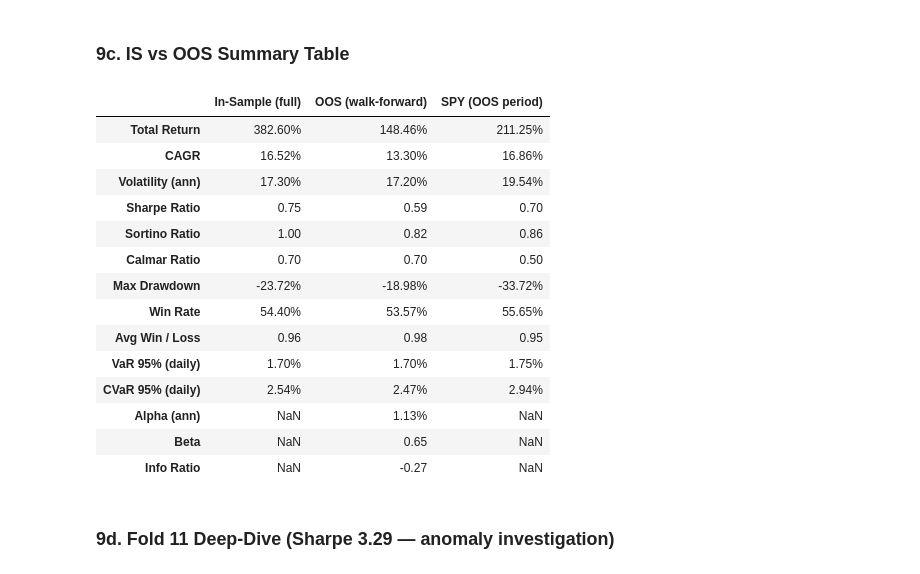
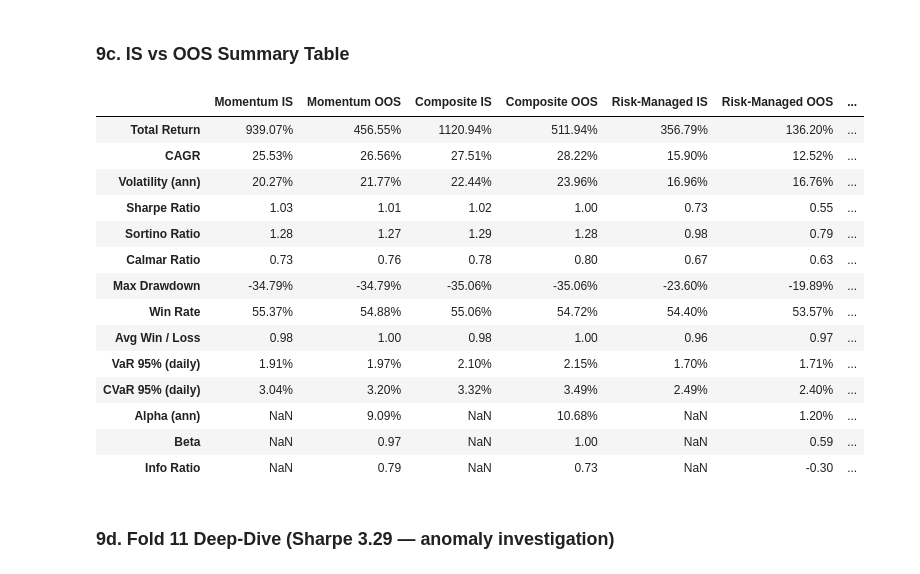
Before and after one commit to riccardo03/Backtest, a Jupyter notebook: quant-backtest/notebooks/analysis.ipynb, the cells around one changed output. Saved outputs shown, nothing was run; the diff lists cells and outputs as text; code cells hidden in the pictures.

```diff
--- a/quant-backtest/notebooks/analysis.ipynb
+++ b/quant-backtest/notebooks/analysis.ipynb
@@ -248,18 +261,21 @@ Running walk-forward validation (3y train / 6m OOS per fold)...
 # %% [markdown]
 ### 9a. OOS Equity Curve vs In-Sample
 # %%
-# Align all curves to the OOS start date for fair comparison
-oos_start = wf['oos_equity'].index[0]
-is_eq_trim = r3['equity'].loc[oos_start:]
-bm_eq_trim = bm_eq.loc[oos_start:]
+# OOS equity curves — all three strategies vs SPY
+oos_start = wf_mom['oos_equity'].index[0]
+bm_eq_oos = bm_eq.loc[oos_start:]
 
 fig, ax = plt.subplots()
-ax.plot(norm(is_eq_trim),      label='Risk-Managed (In-Sample)',  color='#4CAF50', linewidth=1.8)
-ax.plot(norm(wf['oos_equity']), label='Risk-Managed (OOS)',        color='#1B5E20', linewidth=1.8, linestyle='--')
-ax.plot(norm(bm_eq_trim),      label='SPY',                        color='#9E9E9E', linewidth=1.2, linestyle=':')
+for wf_x, label, color in [
+    (wf_mom, 'Momentum',     COLORS['Momentum']),
+    (wf_cmp, 'Composite',    COLORS['Composite']),
+    (wf_rm,  'Risk-Managed', COLORS['Risk-Managed']),
+]:
+    ax.plot(norm(wf_x['oos_equity']), label=f'{label} (OOS)', color=color, linewidth=1.8)
+ax.plot(norm(bm_eq_oos), label='SPY', color=COLORS['SPY'], linewidth=1.2, linestyle='--')
 ax.set_yscale('log')
 ax.yaxis.set_major_formatter(mtick.FuncFormatter(lambda x, _: f'{x:.0f}'))
-ax.set_title('In-Sample vs Out-of-Sample Equity (log scale, base=100)', fontsize=13, fontweight='bold')
+ax.set_title('OOS Equity Curves — All Strategies (log scale, base=100)', fontsize=13, fontweight='bold')
 ax.legend()
 plt.tight_layout()
 plt.show()
@@ -310,23 +332,39 @@ Folds with positive Sharpe: 80%  |  Median Sharpe: 0.45  |  Median CAGR: 10.4%
 # %% [markdown]
 ### 9c. IS vs OOS Summary Table
 # %%
-compare_is_vs_oos(r3, wf, close)
+# IS vs OOS — tutte le strategie + SPY
+from metrics import summary as ms
+
+bm_ret_oos = benchmark_returns(close).reindex(wf_rm['oos_returns'].index).fillna(0)
+bm_eq_oos2 = (1 + bm_ret_oos).cumprod()
+
+cols = []
+for wf_x, r_is, label in [
+    (wf_mom, r1, 'Momentum'),
+    (wf_cmp, r2, 'Composite'),
+    (wf_rm,  r3, 'Risk-Managed'),
+]:
+    cols.append(ms(r_is['equity'],       r_is['returns'],                    label=f'{label} IS'))
+    cols.append(ms(wf_x['oos_equity'],   wf_x['oos_returns'], bm_ret_oos,    label=f'{label} OOS'))
+
+cols.append(ms(bm_eq_oos2, bm_ret_oos, label='SPY (OOS period)'))
+compare(cols)
 # %% [output]
-|  | In-Sample (full) | OOS (walk-forward) | SPY (OOS period) |
-| Total Return | 382.60% | 148.46% | 211.25% |
-| CAGR | 16.52% | 13.30% | 16.86% |
-| Volatility (ann) | 17.30% | 17.20% | 19.54% |
-| Sharpe Ratio | 0.75 | 0.59 | 0.70 |
-| Sortino Ratio | 1.00 | 0.82 | 0.86 |
-| Calmar Ratio | 0.70 | 0.70 | 0.50 |
-| Max Drawdown | -23.72% | -18.98% | -33.72% |
-| Win Rate | 54.40% | 53.57% | 55.65% |
-| Avg Win / Loss | 0.96 | 0.98 | 0.95 |
-| VaR 95% (daily) | 1.70% | 1.70% | 1.75% |
-| CVaR 95% (daily) | 2.54% | 2.47% | 2.94% |
-| Alpha (ann) | NaN | 1.13% | NaN |
-| Beta | NaN | 0.65 | NaN |
-| Info Ratio | NaN | -0.27 | NaN |
+|  | Momentum IS | Momentum OOS | Composite IS | Composite OOS | Risk-Managed IS | Risk-Managed OOS | ... |
+| Total Return | 939.07% | 456.55% | 1120.94% | 511.94% | 356.79% | 136.20% | ... |
+| CAGR | 25.53% | 26.56% | 27.51% | 28.22% | 15.90% | 12.52% | ... |
+| Volatility (ann) | 20.27% | 21.77% | 22.44% | 23.96% | 16.96% | 16.76% | ... |
+| Sharpe Ratio | 1.03 | 1.01 | 1.02 | 1.00 | 0.73 | 0.55 | ... |
+| Sortino Ratio | 1.28 | 1.27 | 1.29 | 1.28 | 0.98 | 0.79 | ... |
+| Calmar Ratio | 0.73 | 0.76 | 0.78 | 0.80 | 0.67 | 0.63 | ... |
+| Max Drawdown | -34.79% | -34.79% | -35.06% | -35.06% | -23.60% | -19.89% | ... |
+| Win Rate | 55.37% | 54.88% | 55.06% | 54.72% | 54.40% | 53.57% | ... |
+| Avg Win / Loss | 0.98 | 1.00 | 0.98 | 1.00 | 0.96 | 0.97 | ... |
+| VaR 95% (daily) | 1.91% | 1.97% | 2.10% | 2.15% | 1.70% | 1.71% | ... |
+| CVaR 95% (daily) | 3.04% | 3.20% | 3.32% | 3.49% | 2.49% | 2.40% | ... |
+| Alpha (ann) | NaN | 9.09% | NaN | 10.68% | NaN | 1.20% | ... |
+| Beta | NaN | 0.97 | NaN | 1.00 | NaN | 0.59 | ... |
+| Info Ratio | NaN | 0.79 | NaN | 0.73 | NaN | -0.30 | ... |
 # %% [markdown]
 ### 9d. Fold 11 Deep-Dive (Sharpe 3.29 — anomaly investigation)
 # %%
```
Also changed, not shown: parts of 10 cells of this notebook, 2 other files.
